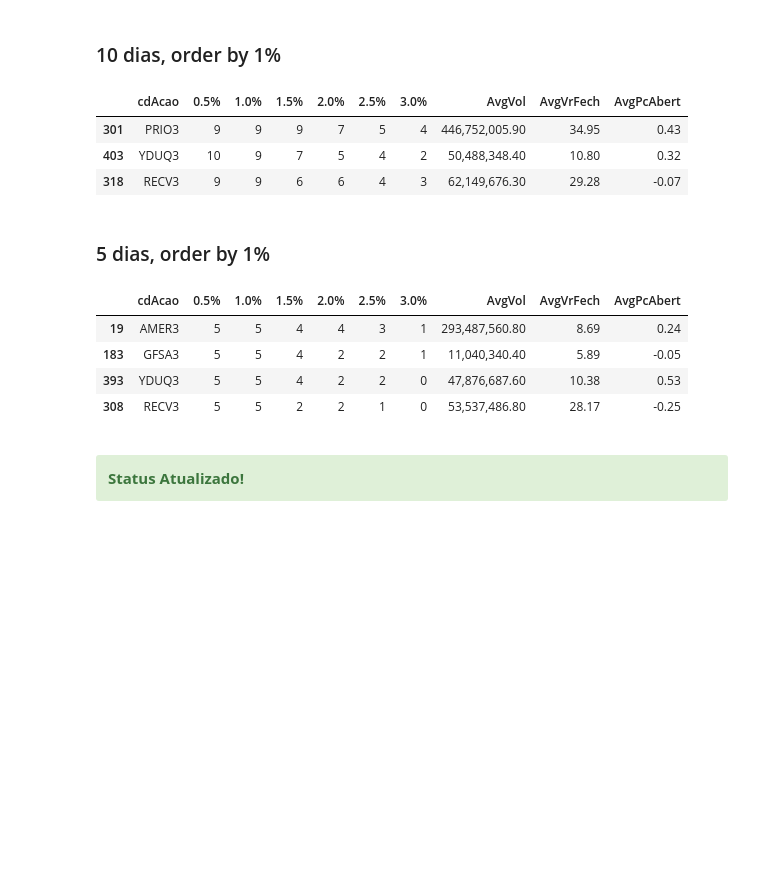
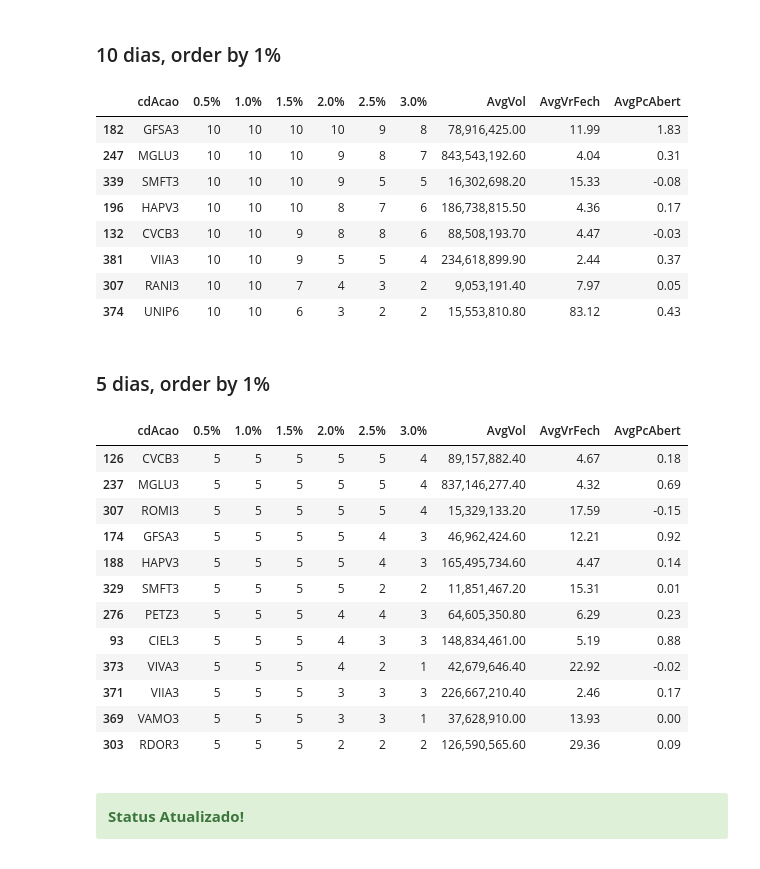
Before and after one commit to alexandre-esmeraldo/StockManager, a Jupyter notebook: StockManager_Processamento.ipynb, the cells around one changed output. Cells and saved outputs as stored; diff of their text form; code cells hidden in the pictures; blank space fills up the shorter version.

```diff
--- a/StockManager_Processamento.ipynb
+++ b/StockManager_Processamento.ipynb
@@ -30,3 +28,5 @@ LISTA_ARQUIVOS = ['A2022']
+# %%
+LISTA_ARQUIVOS = ['A2023', 'M112022', 'M122022']
 # %%
 df = carrega_dados(LISTA_ARQUIVOS)
 # %%
@@ -87,22 +98,35 @@ montaTabela(montaDfPeriodos(df, 15), 6000000, '1.0%', 13, 5)
 # %% [markdown]
 ### 10 dias, order by 1%
 # %%
-montaTabela(montaDfPeriodos(df, 10), 6000000, '1.0%', 9, 5)
+montaTabela(montaDfPeriodos(df, 10), 6000000, '1.0%', 10, 2)
 # %% [output]
 |  | cdAcao | 0.5% | 1.0% | 1.5% | 2.0% | 2.5% | 3.0% | AvgVol | AvgVrFech | AvgPcAbert |
-| 301 | PRIO3 | 9 | 9 | 9 | 7 | 5 | 4 | 446,752,005.90 | 34.95 | 0.43 |
-| 403 | YDUQ3 | 10 | 9 | 7 | 5 | 4 | 2 | 50,488,348.40 | 10.80 | 0.32 |
-| 318 | RECV3 | 9 | 9 | 6 | 6 | 4 | 3 | 62,149,676.30 | 29.28 | -0.07 |
+| 182 | GFSA3 | 10 | 10 | 10 | 10 | 9 | 8 | 78,916,425.00 | 11.99 | 1.83 |
+| 247 | MGLU3 | 10 | 10 | 10 | 9 | 8 | 7 | 843,543,192.60 | 4.04 | 0.31 |
+| 339 | SMFT3 | 10 | 10 | 10 | 9 | 5 | 5 | 16,302,698.20 | 15.33 | -0.08 |
+| 196 | HAPV3 | 10 | 10 | 10 | 8 | 7 | 6 | 186,738,815.50 | 4.36 | 0.17 |
+| 132 | CVCB3 | 10 | 10 | 9 | 8 | 8 | 6 | 88,508,193.70 | 4.47 | -0.03 |
+| 381 | VIIA3 | 10 | 10 | 9 | 5 | 5 | 4 | 234,618,899.90 | 2.44 | 0.37 |
+| 307 | RANI3 | 10 | 10 | 7 | 4 | 3 | 2 | 9,053,191.40 | 7.97 | 0.05 |
+| 374 | UNIP6 | 10 | 10 | 6 | 3 | 2 | 2 | 15,553,810.80 | 83.12 | 0.43 |
 # %% [markdown]
 ### 5 dias, order by 1%
 # %%
-montaTabela(montaDfPeriodos(df, 5), 6000000, '1.0%', 5, 5)
+montaTabela(montaDfPeriodos(df, 5), 6000000, '1.5%', 5, 2)
 # %% [output]
 |  | cdAcao | 0.5% | 1.0% | 1.5% | 2.0% | 2.5% | 3.0% | AvgVol | AvgVrFech | AvgPcAbert |
-| 19 | AMER3 | 5 | 5 | 4 | 4 | 3 | 1 | 293,487,560.80 | 8.69 | 0.24 |
-| 183 | GFSA3 | 5 | 5 | 4 | 2 | 2 | 1 | 11,040,340.40 | 5.89 | -0.05 |
-| 393 | YDUQ3 | 5 | 5 | 4 | 2 | 2 | 0 | 47,876,687.60 | 10.38 | 0.53 |
-| 308 | RECV3 | 5 | 5 | 2 | 2 | 1 | 0 | 53,537,486.80 | 28.17 | -0.25 |
+| 126 | CVCB3 | 5 | 5 | 5 | 5 | 5 | 4 | 89,157,882.40 | 4.67 | 0.18 |
+| 237 | MGLU3 | 5 | 5 | 5 | 5 | 5 | 4 | 837,146,277.40 | 4.32 | 0.69 |
+| 307 | ROMI3 | 5 | 5 | 5 | 5 | 5 | 4 | 15,329,133.20 | 17.59 | -0.15 |
+| 174 | GFSA3 | 5 | 5 | 5 | 5 | 4 | 3 | 46,962,424.60 | 12.21 | 0.92 |
+| 188 | HAPV3 | 5 | 5 | 5 | 5 | 4 | 3 | 165,495,734.60 | 4.47 | 0.14 |
+| 329 | SMFT3 | 5 | 5 | 5 | 5 | 2 | 2 | 11,851,467.20 | 15.31 | 0.01 |
+| 276 | PETZ3 | 5 | 5 | 5 | 4 | 4 | 3 | 64,605,350.80 | 6.29 | 0.23 |
+| 93 | CIEL3 | 5 | 5 | 5 | 4 | 3 | 3 | 148,834,461.00 | 5.19 | 0.88 |
+| 373 | VIVA3 | 5 | 5 | 5 | 4 | 2 | 1 | 42,679,646.40 | 22.92 | -0.02 |
+| 371 | VIIA3 | 5 | 5 | 5 | 3 | 3 | 3 | 226,667,210.40 | 2.46 | 0.17 |
+| 369 | VAMO3 | 5 | 5 | 5 | 3 | 3 | 1 | 37,628,910.00 | 13.93 | 0.00 |
+| 303 | RDOR3 | 5 | 5 | 5 | 2 | 2 | 2 | 126,590,565.60 | 29.36 | 0.09 |
 # %%
 printmd(f'**<div class={font_color}>Status {a}</div>**')
 # %% [output]
```
Also changed, not shown: parts of 24 cells of this notebook, 1 other file.
